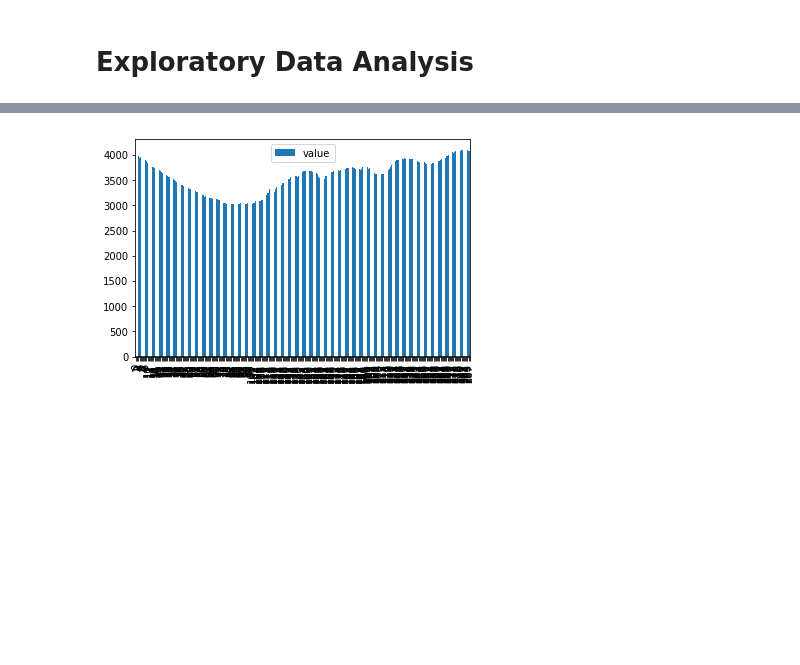
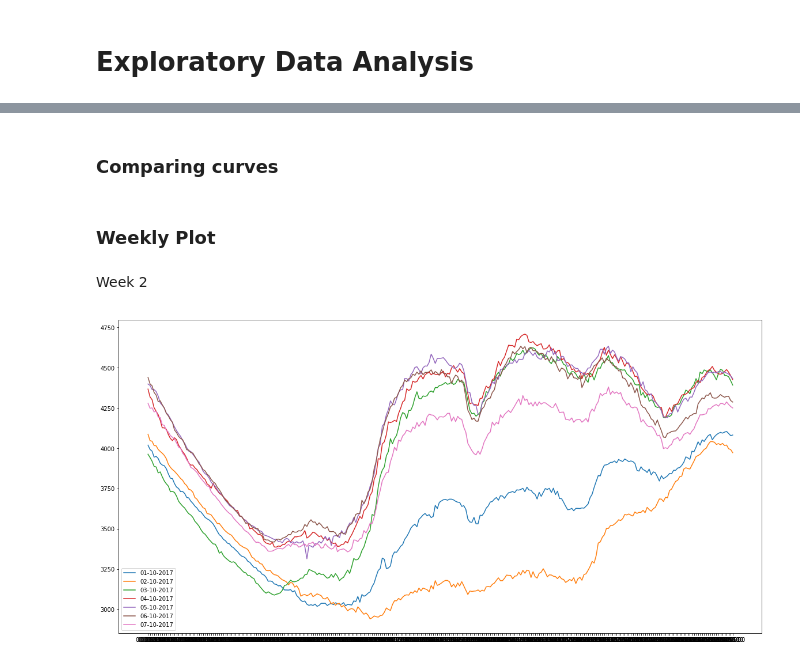
Before and after one commit to pyaf/load_forecasting, a Jupyter notebook: eda.ipynb, the cells around one changed output, grey strips where cells are left out. Drawn from its saved outputs; the diff is of its cells as text; code cells hidden in the pictures; blank space fills up the shorter version.

```diff
--- a/eda.ipynb
+++ b/eda.ipynb
@@ -32,4 +29,14 @@ data.plot(subplots=True, figsize=(20, 10)); plt.legend(loc='best');
-# %%
-data.plot(kind='bar'); plt.axhline(0, color='k');
-# %% [output]
-[figure, removed]
+# %% [markdown]
+### Comparing curves
+# %% [markdown]
+### Weekly Plot
+# %%
+month = 10
+year = 2017
+# %% [markdown]
+Week 2
+# %%
+day_range = list(range(1, 8))
+plot_curves(day_range, month, year)
+# %% [output]
+[figure, added]
```
Also changed, not shown: parts of 15 cells of this notebook, 2 other files.
